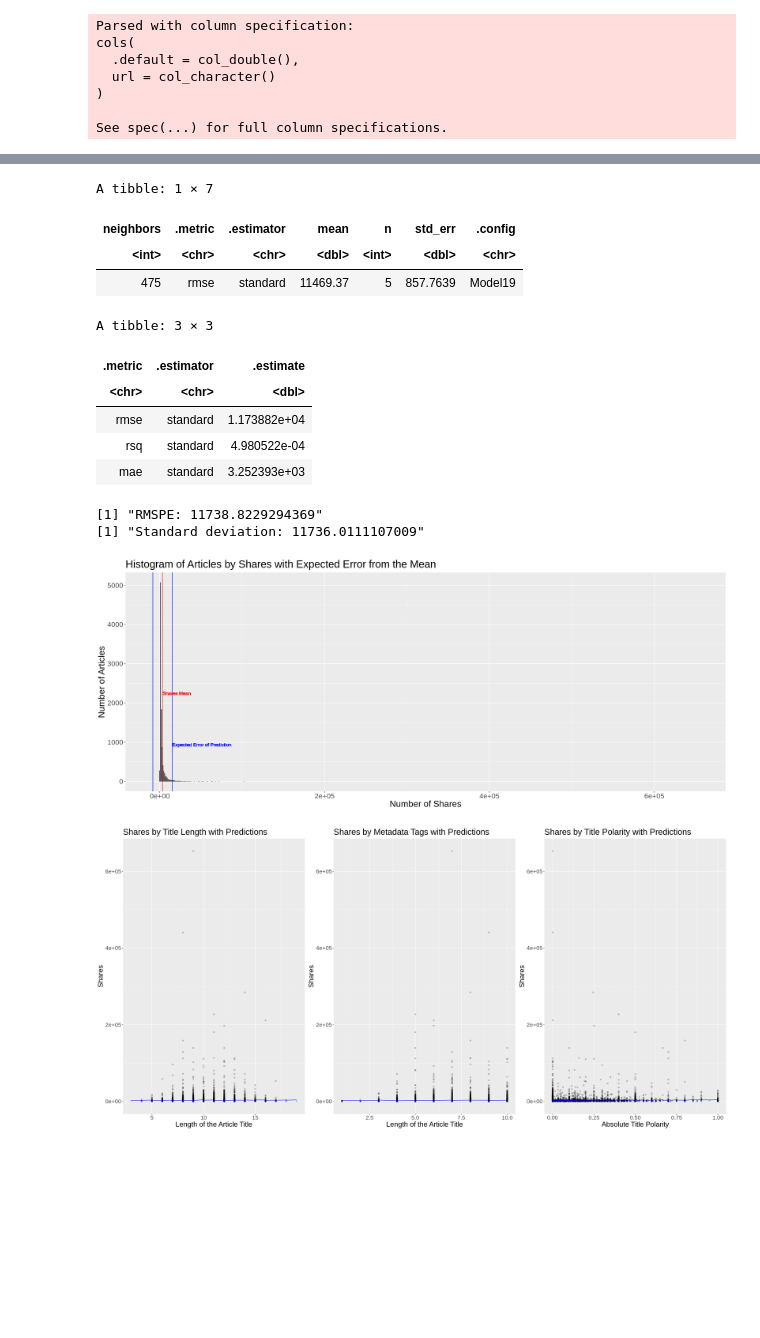
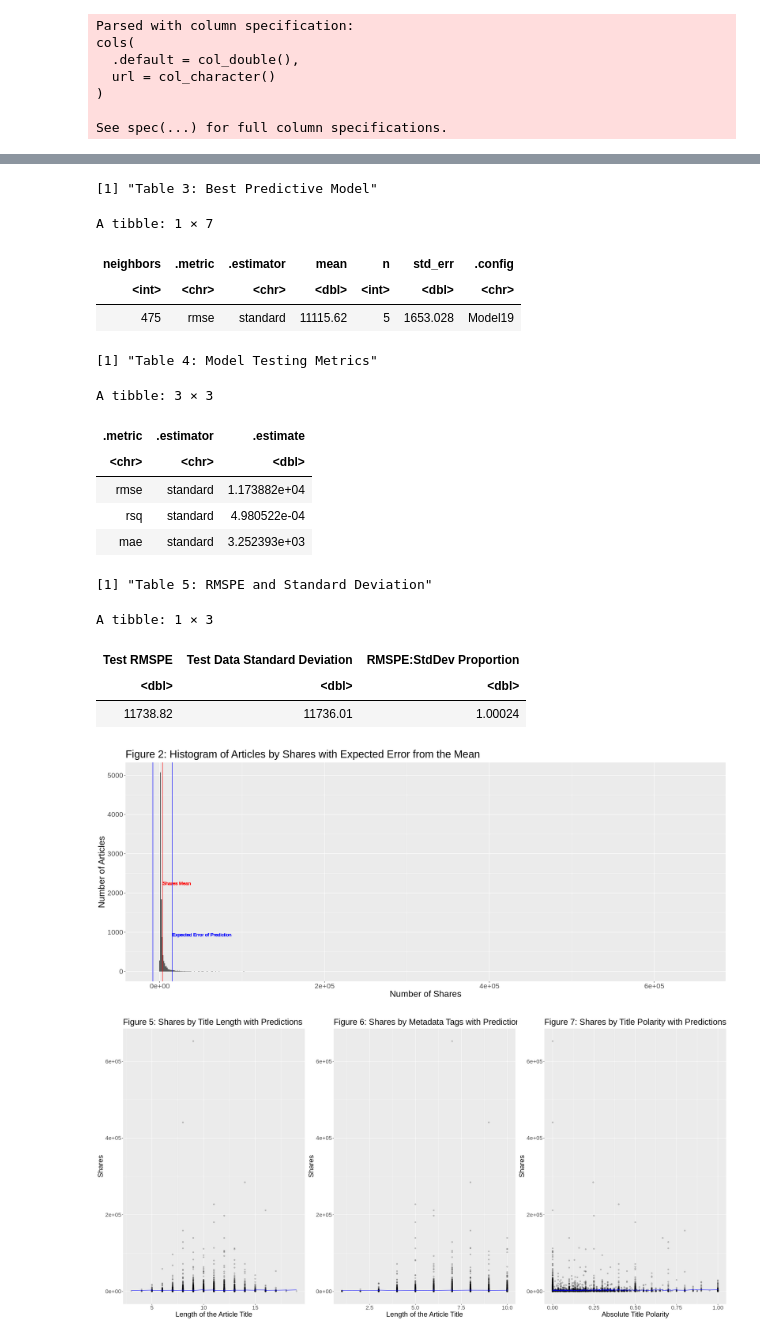
Before and after one commit to dgjfaber/dsci100project, a Jupyter notebook: FinalModel.ipynb, the cells around one changed output, grey strips where cells are left out. Drawn from its saved outputs; the diff is of its cells as text; code cells hidden in the pictures; blank space fills up the shorter version.

```diff
--- a/FinalModel.ipynb
+++ b/FinalModel.ipynb
@@ -117,12 +128,15 @@ share_min <- share_results %>%
     arrange(mean) %>%
     slice(1)
 
-share_min
+print("Table 3: Best Predictive Model")
+table_3 <- share_min
+table_3
 # %% [output]
-A tibble: 1 × 7
+[1] "Table 3: Best Predictive Model"
+A tibble: 1 × 7
 | neighbors | .metric | .estimator | mean | n | std_err | .config |
 | <int> | <chr> | <chr> | <dbl> | <int> | <dbl> | <chr> |
-| 475 | rmse | standard | 11469.37 | 5 | 857.7639 | Model19 |
+| 475 | rmse | standard | 11115.62 | 5 | 1653.028 | Model19 |
 # %%
 k_min <- share_min %>%
           pull(neighbors)
@@ -140,18 +154,20 @@ share_preds <- share_best_fit %>%
            predict(publishing_test) %>%
            bind_cols(publishing_test)
 
-share_summary <- share_preds %>%
+table_4 <- share_preds %>%
            metrics(truth = shares, estimate = .pred)
-share_summary
+print("Table 4: Model Testing Metrics")
+table_4
 # %% [output]
-A tibble: 3 × 3
+[1] "Table 4: Model Testing Metrics"
+A tibble: 3 × 3
 | .metric | .estimator | .estimate |
 | <chr> | <chr> | <dbl> |
 | rmse | standard | 1.173882e+04 |
 | rsq | standard | 4.980522e-04 |
 | mae | standard | 3.252393e+03 |
 # %%
-lm_rmspe <- share_summary %>%
+lm_rmspe <- table_4 %>%
           filter(.metric == "rmse") %>%
           select(.estimate) %>%
           pull()
@@ -160,15 +176,17 @@ std_dev <- pull(summarize(publishing_test, sd(shares)))
 mean <- pull(summarize(publishing_test, mean(shares)))
 
 
-print(paste("RMSPE: ", lm_rmspe, sep=""))
-
-print(paste("Standard deviation: ", std_dev, sep=""))
-
+print("Table 5: RMSPE and Standard Deviation")
+table_5 <- tibble("Test RMSPE"=lm_rmspe,"Test Data Standard Deviation" = std_dev, "RMSPE:StdDev Proportion" =lm_rmspe/std_dev )
+table_5
 
 #creates a visualization of the analysis
 # %% [output]
-[1] "RMSPE: 11738.8229294369"
-[1] "Standard deviation: 11736.0111107009"
+[1] "Table 5: RMSPE and Standard Deviation"
+A tibble: 1 × 3
+| Test RMSPE | Test Data Standard Deviation | RMSPE:StdDev Proportion |
+| <dbl> | <dbl> | <dbl> |
+| 11738.82 | 11736.01 | 1.00024 |
 # %%
 line.data <- data.frame(xintercept = c(mean+lm_rmspe, mean-lm_rmspe,mean ), Lines = c("Expected Prediction Error", "Expected Prediction Error", "Testing Data Mean"),
   color = c("blue", "blue", "red"), stringsAsFactors = FALSE)
@@ -176,17 +194,19 @@ line.data <- data.frame(xintercept = c(mean+lm_rmspe, mean-lm_rmspe,mean ), Line
 
 options(repr.plot.width = 20, repr.plot.height = 8)
 
-ggplot(publishing_test, aes(x=shares)) +
+figure_2 <- ggplot(publishing_test, aes(x=shares)) +
     geom_histogram(binwidth=1000)+
     geom_vline(aes(xintercept=mean+lm_rmspe),color="blue")+
     geom_vline(aes(xintercept=mean-lm_rmspe),color="blue")+
     geom_vline(aes(xintercept=mean),color="red")+
     geom_text(aes(x=mean+lm_rmspe, label="Expected Error of Prediction", y=20), colour="blue", angle=0, vjust = -10, hjust = 0)+
     geom_text(aes(x=mean, label="Shares Mean", y=20), colour="red", angle=0, hjust = 0, vjust = -25)+
-    labs(x="Number of Shares",y="Number of Articles", title="Histogram of Articles by Shares with Expected Error from the Mean")+
+    labs(x="Number of Shares",y="Number of Articles", title="Figure 2: Histogram of Articles by Shares with Expected Error from the Mean")+
     theme(text = element_text(size = 20))
+
+figure_2
 # %% [output]
-[figure, old version]
+[figure, new version]
 # %%
 options(repr.plot.width = 8, repr.plot.height = 8)
 
@@ -195,31 +215,33 @@ title_length_plot <- ggplot(publishing_test, aes(x = title_length, y = shares))
   geom_point(alpha = 0.2) +
   labs(x="Length of the Article Title",y="Shares")+
   geom_line(data = share_preds, aes(x = title_length, y = .pred), color = "blue")+
-  ggtitle("Shares by Title Length with Predictions")+
+  ggtitle("Figure 5: Shares by Title Length with Predictions")+
   theme(text = element_text(size = 20))
 # %%
 metadata_plot <- ggplot(publishing_test, aes(x = meta_tags, y = shares)) +
   geom_point(alpha = 0.2) +
   labs(x="Length of the Article Title",y="Shares")+
   geom_line(data = share_preds, aes(x = meta_tags, y = .pred), color = "blue")+
-  ggtitle("Shares by Metadata Tags with Predictions")+
+  ggtitle("Figure 6: Shares by Metadata Tags with Predictions")+
   theme(text = element_text(size = 20))
 # %%
 title_polarity_plot <- ggplot(publishing_test, aes(x = absolute_title_sentiment_polarity, y = shares)) +
   geom_point(alpha = 0.2) +
   labs(x="Absolute Title Polarity", y="Shares")+
   geom_line(data = share_preds, aes(x = absolute_title_sentiment_polarity, y = .pred), color = "blue")+
-  ggtitle("Shares by Title Polarity with Predictions")+
+  ggtitle("Figure 7: Shares by Title Polarity with Predictions")+
   theme(text = element_text(size = 20))
 # %%
 options(repr.plot.width = 25, repr.plot.height = 12)
 
-plot_grid(title_length_plot,
+figure_567 <- plot_grid(title_length_plot,
                    metadata_plot,
                    title_polarity_plot,
-                   ncol = 3)
+                   ncol = 3) +
+            ggtitle("Shares by the Predictor Variables")
+figure_567
 # %% [output]
-[figure, old version]
+[figure, new version]
 # %%
 explore_data <- named_data %>%
     mutate (Popular = shares > 1500)%>%
```
Also changed, not shown: parts of 6 cells of this notebook.
